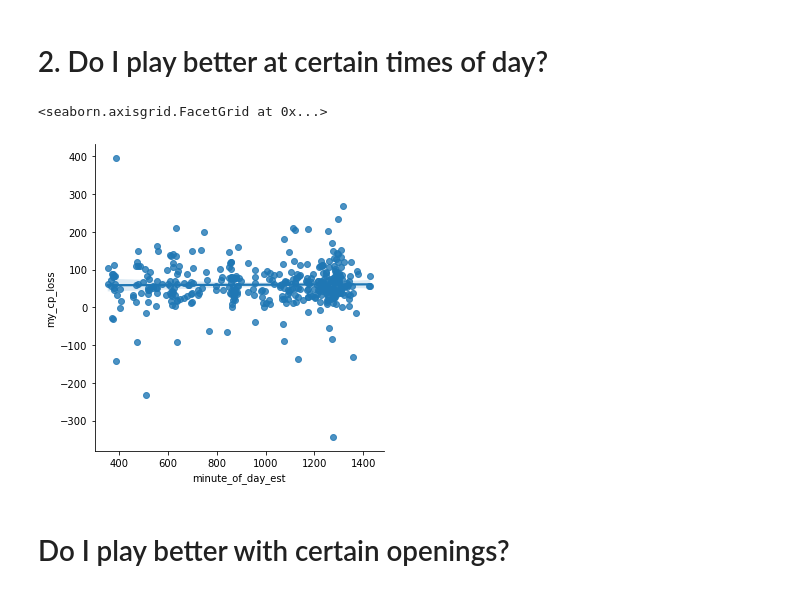
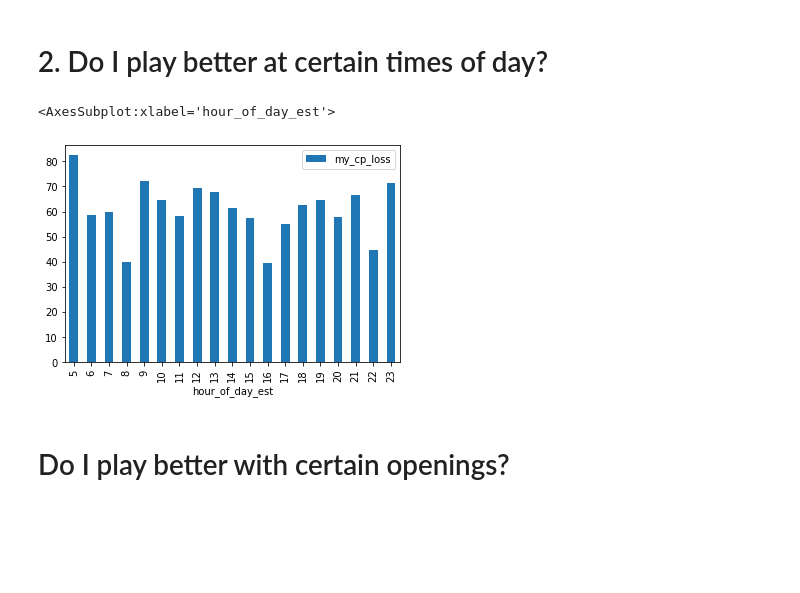
Before and after one commit to rtitle/terra-chess, a Jupyter notebook: src/Performance Analysis.ipynb, the cells around one changed output. Drawn from its saved outputs; the diff is of its cells as text; code cells hidden in the pictures; blank space fills up the shorter version.

Commit message:
fix plot

```diff
--- a/src/Performance Analysis.ipynb
+++ b/src/Performance Analysis.ipynb
@@ -94,21 +94,21 @@ seaborn.lmplot(x='centipawn_diff',y='result',data=traits_for_analysis,fit_reg=Tr
 # %%
 traits_for_analysis = pd.DataFrame()
 def my_cp_loss(white, black, black_cp, white_cp):
     if white == 'robitto':
         return white_cp
     return black_cp
-def second_of_day(utc_time):
+def hour_of_day(utc_time):
     d = datetime.strptime(utc_time, '%H:%M:%S')
     est = pytz.timezone('US/Eastern')
     d = d.astimezone(est)
-    return d.minute + d.hour * 60
-traits_for_analysis['minute_of_day_est'] = df['UTCTime'].map(second_of_day)
+    return d.hour
+traits_for_analysis['hour_of_day_est'] = df['UTCTime'].map(hour_of_day)
 traits_for_analysis['my_cp_loss'] = df.apply(lambda x: my_cp_loss(x['White'], x['Black'], x['black_avg_centipawn_loss'], x['white_avg_centipawn_loss']), axis=1)
-
-seaborn.lmplot(x='minute_of_day_est',y='my_cp_loss',data=traits_for_analysis,fit_reg=True)
+traits_for_analysis = traits_for_analysis.groupby(['hour_of_day_est']).mean()
+traits_for_analysis.plot.bar()
 # %% [output]
-<seaborn.axisgrid.FacetGrid at 0x...>
+<AxesSubplot:xlabel='hour_of_day_est'>
-[figure, old version]
+[figure, new version]
 # %% [markdown]
 # Do I play better with certain openings?
 # %%
```
